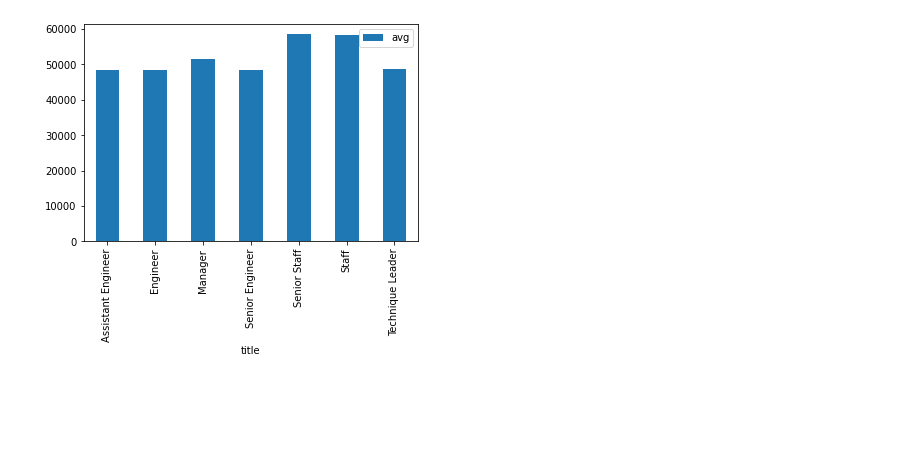
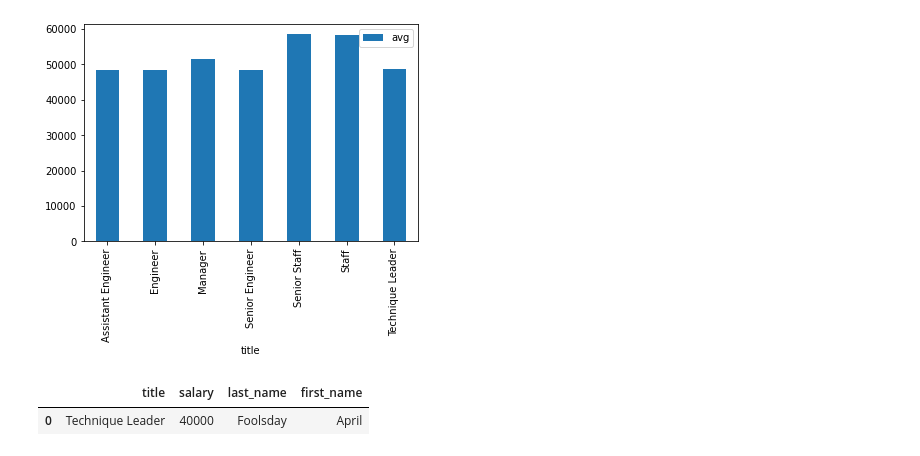
Before and after one commit to Momoyactly/sql-challenge, a Jupyter notebook: Bonus.ipynb, the cells around one changed output. Cells and saved outputs as stored; diff of their text form; code cells hidden in the pictures; blank space fills up the shorter version.

Commit message:
added my salary question

```diff
--- a/Bonus.ipynb
+++ b/Bonus.ipynb
@@ -32,3 +32,16 @@ salariesAVG_df.plot(kind = 'bar',x='title',y ='avg')
 # %% [output]
 <AxesSubplot:xlabel='title'>
 [figure]
+# %%
+
+query = ''' SELECT t.title, s.salary, e.last_name, e.first_name
+            FROM employees e
+            JOIN salaries s ON e.emp_no = s.emp_no
+            JOIN titles t ON e.title_id = t.title_id
+            WHERE e.emp_no = 499942
+        '''
+my_salarie_df = pd.read_sql(query,connection)
+my_salarie_df.head()
+# %% [output]
+|  | title | salary | last_name | first_name |
+| 0 | Technique Leader | 40000 | Foolsday | April |
```
